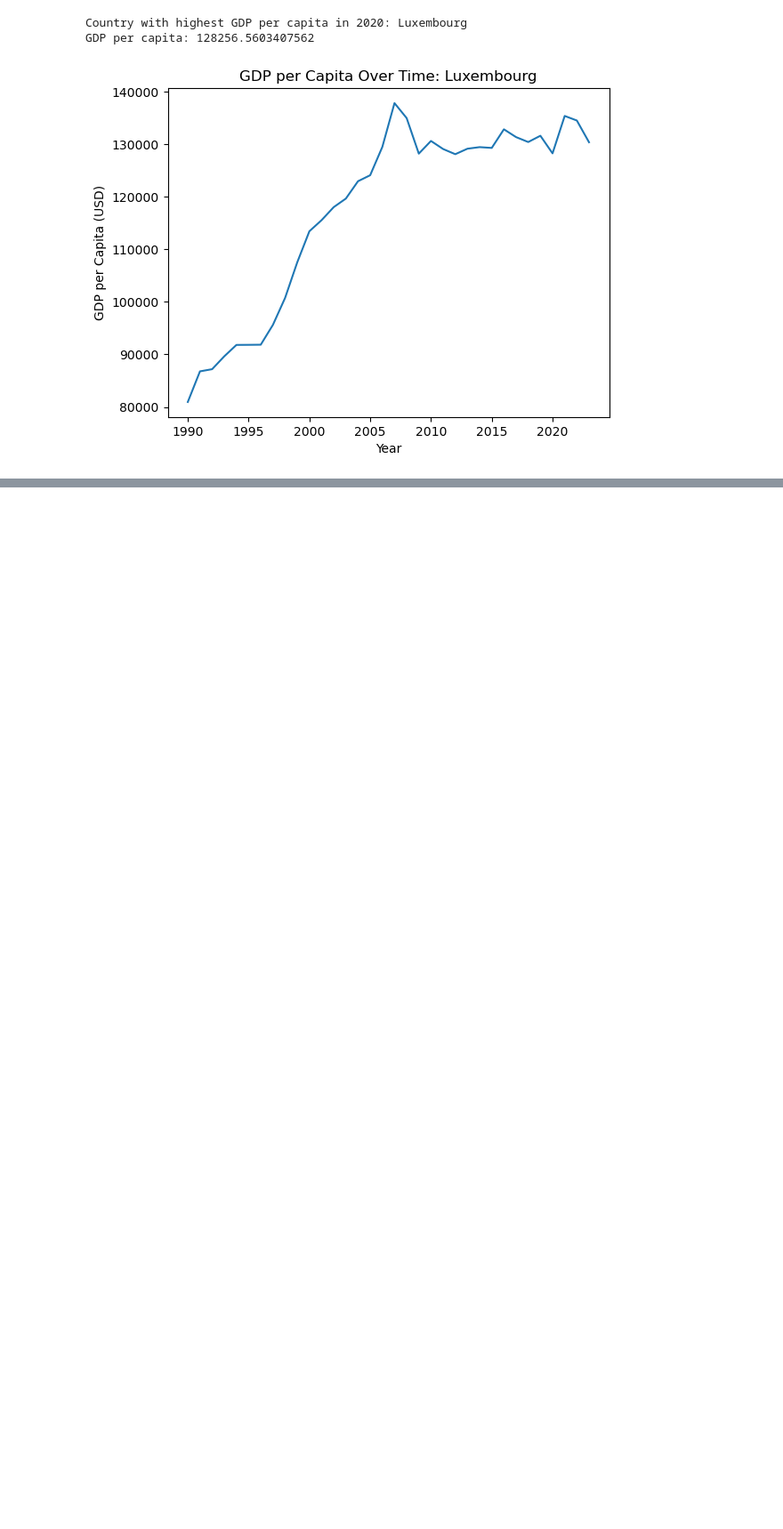
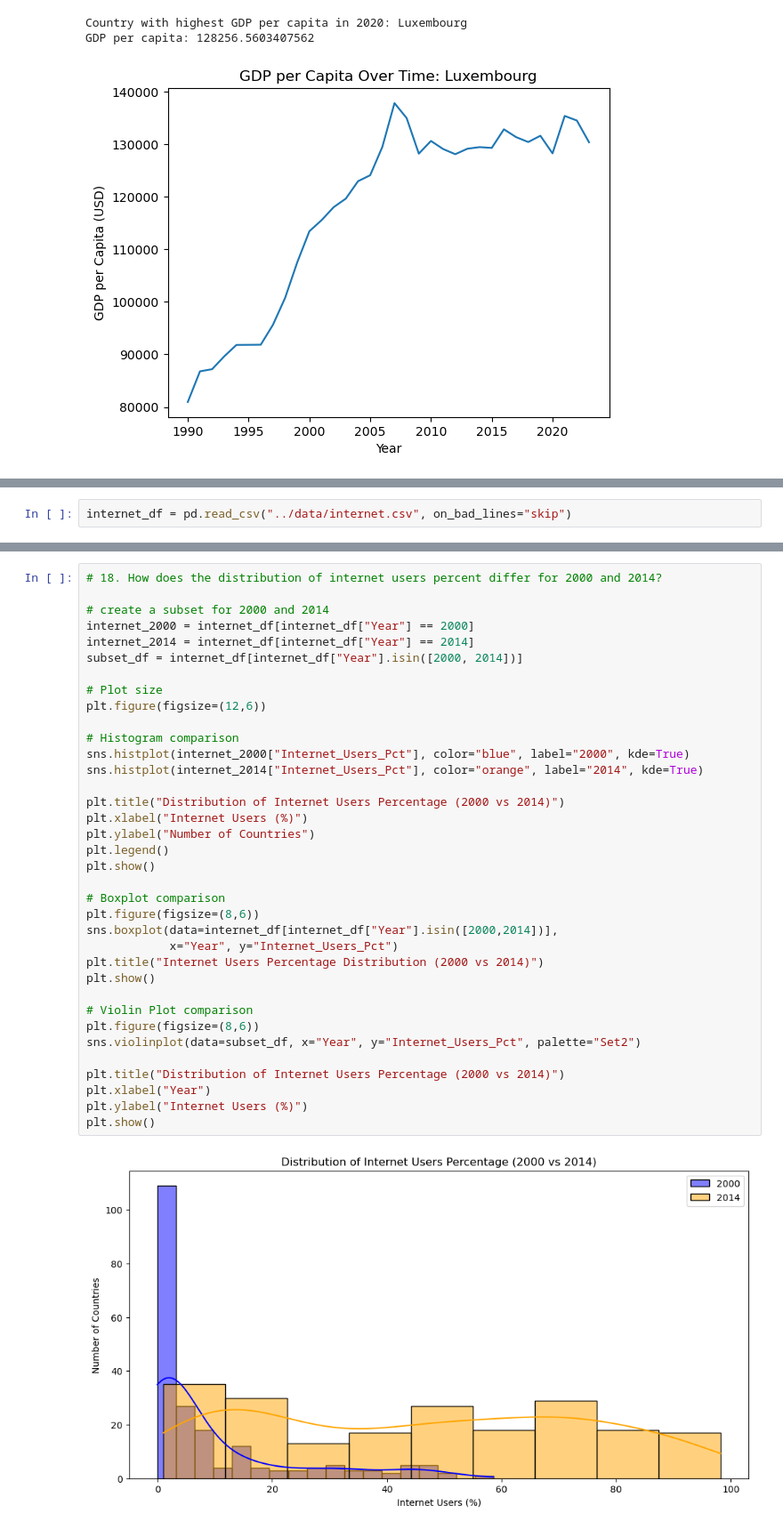
Before and after one commit to NSS-Data-Analytics-Cohort-16/da16-python-gdp-and-internet-use-analysis-MatthewRitchey, a Jupyter notebook: notebooks/gdp_per_capita.ipynb, the cells around one changed output, grey strips where cells are left out. Shown at 89% size. Saved outputs shown, nothing was run; the diff lists cells and outputs as text; blank space fills up the shorter version.

```diff
--- a/notebooks/gdp_per_capita.ipynb
+++ b/notebooks/gdp_per_capita.ipynb
@@ -323,0 +368,2 @@ GDP per capita: 128256.5603407562
+# %%
+internet_df = pd.read_csv("../data/internet.csv", on_bad_lines="skip")
@@ -323,0 +502,38 @@ GDP per capita: 128256.5603407562
+# %%
+# 18. How does the distribution of internet users percent differ for 2000 and 2014?
+
+# create a subset for 2000 and 2014
+internet_2000 = internet_df[internet_df["Year"] == 2000]
+internet_2014 = internet_df[internet_df["Year"] == 2014]
+subset_df = internet_df[internet_df["Year"].isin([2000, 2014])]
+
+# Plot size
+plt.figure(figsize=(12,6))
+
+# Histogram comparison
+sns.histplot(internet_2000["Internet_Users_Pct"], color="blue", label="2000", kde=True)
+sns.histplot(internet_2014["Internet_Users_Pct"], color="orange", label="2014", kde=True)
+
+plt.title("Distribution of Internet Users Percentage (2000 vs 2014)")
+plt.xlabel("Internet Users (%)")
+plt.ylabel("Number of Countries")
+plt.legend()
+plt.show()
+
+# Boxplot comparison
+plt.figure(figsize=(8,6))
+sns.boxplot(data=internet_df[internet_df["Year"].isin([2000,2014])],
+            x="Year", y="Internet_Users_Pct")
+plt.title("Internet Users Percentage Distribution (2000 vs 2014)")
+plt.show()
+
+# Violin Plot comparison
+plt.figure(figsize=(8,6))
+sns.violinplot(data=subset_df, x="Year", y="Internet_Users_Pct", palette="Set2")
+
+plt.title("Distribution of Internet Users Percentage (2000 vs 2014)")
+plt.xlabel("Year")
+plt.ylabel("Internet Users (%)")
+plt.show()
+# %% [output]
+[figure, added]
```
Also changed, not shown: parts of 17 cells of this notebook.
